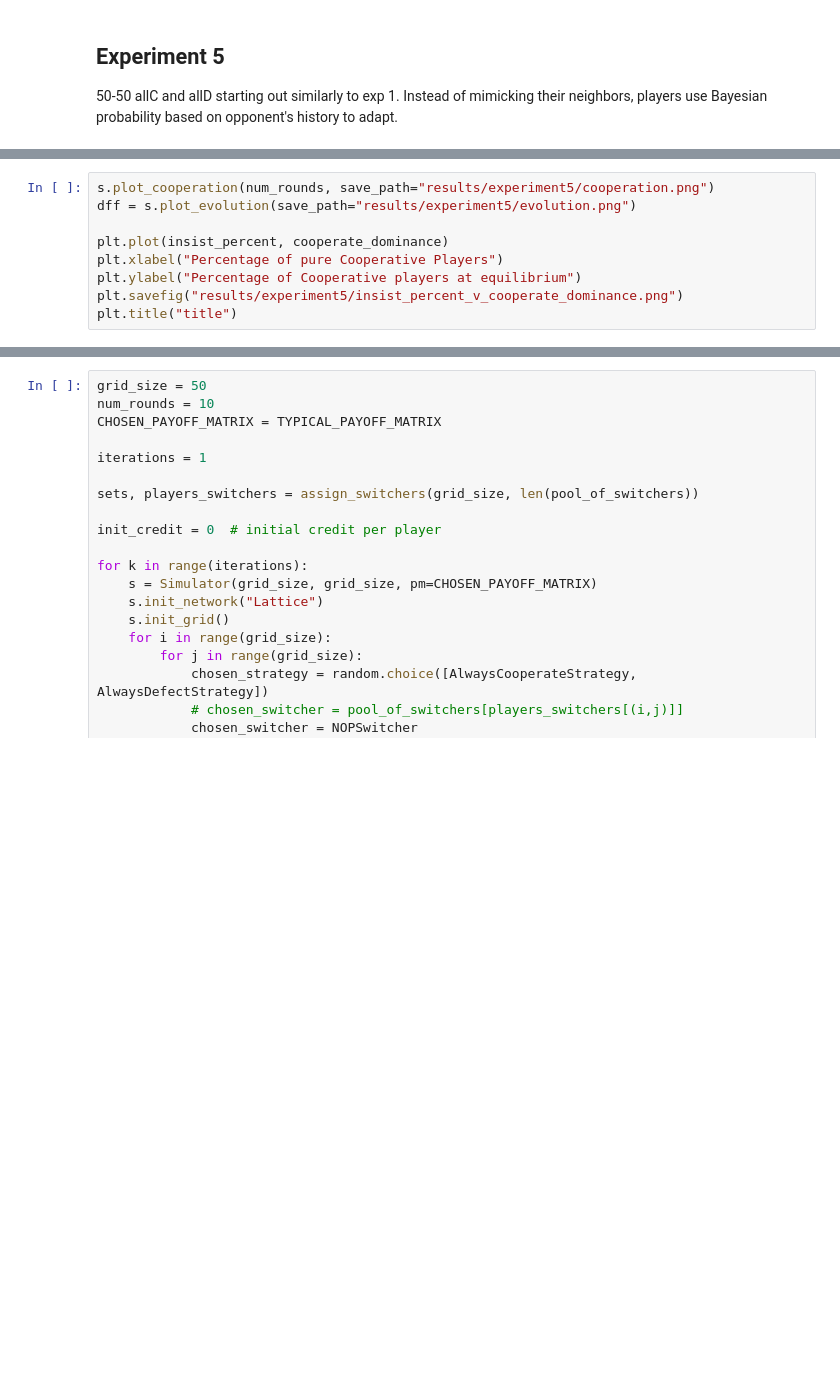
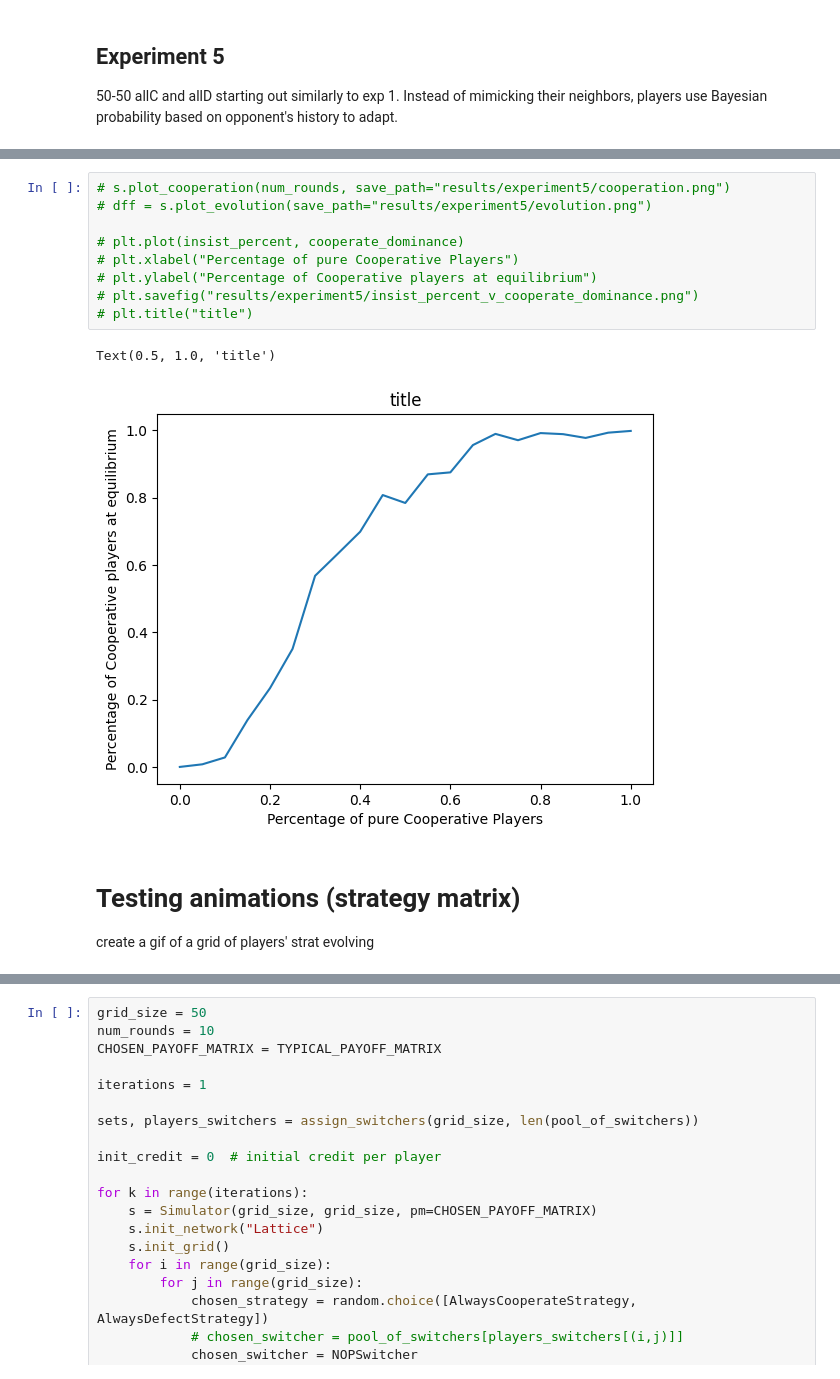
Before and after one commit to shriramch/SimPD, a Jupyter notebook: ipd.ipynb, the cells around one changed output, grey strips where cells are left out. Drawn from its saved outputs; the diff is of its cells as text; blank space fills up the shorter version.

```diff
--- a/ipd.ipynb
+++ b/ipd.ipynb
@@ -1156,9 +1254,15 @@ for k, p in enumerate(insist_percent):
 # %%
-s.plot_cooperation(num_rounds, save_path="results/experiment5/cooperation.png")
-dff = s.plot_evolution(save_path="results/experiment5/evolution.png")
+# s.plot_cooperation(num_rounds, save_path="results/experiment5/cooperation.png")
+# dff = s.plot_evolution(save_path="results/experiment5/evolution.png")
 
-plt.plot(insist_percent, cooperate_dominance)
-plt.xlabel("Percentage of pure Cooperative Players")
-plt.ylabel("Percentage of Cooperative players at equilibrium")
-plt.savefig("results/experiment5/insist_percent_v_cooperate_dominance.png")
-plt.title("title")
+# plt.plot(insist_percent, cooperate_dominance)
+# plt.xlabel("Percentage of pure Cooperative Players")
+# plt.ylabel("Percentage of Cooperative players at equilibrium")
+# plt.savefig("results/experiment5/insist_percent_v_cooperate_dominance.png")
+# plt.title("title")
+# %% [output]
+Text(0.5, 1.0, 'title')
+[figure, added]
+# %% [markdown]
+# Testing animations (strategy matrix)
+create a gif of a grid of players' strat evolving
```
Also changed, not shown: parts of 26 cells of this notebook, 56 other files.
